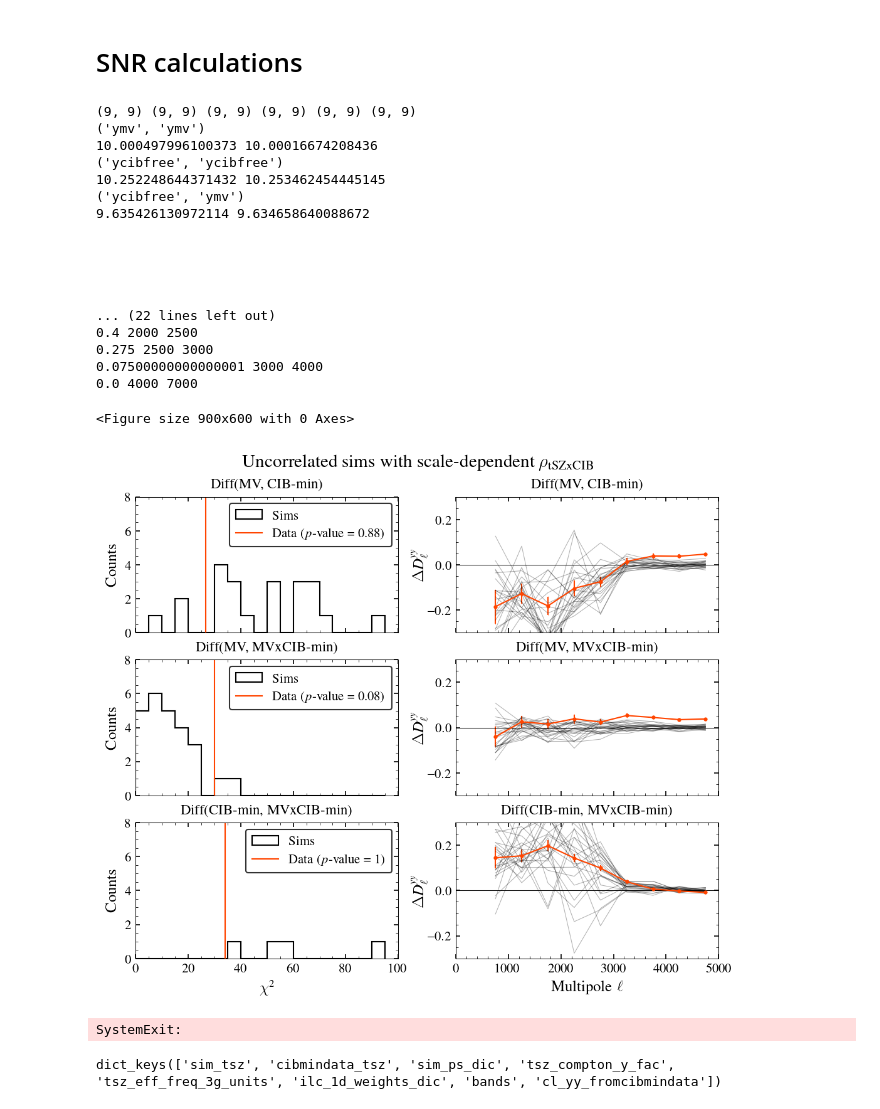
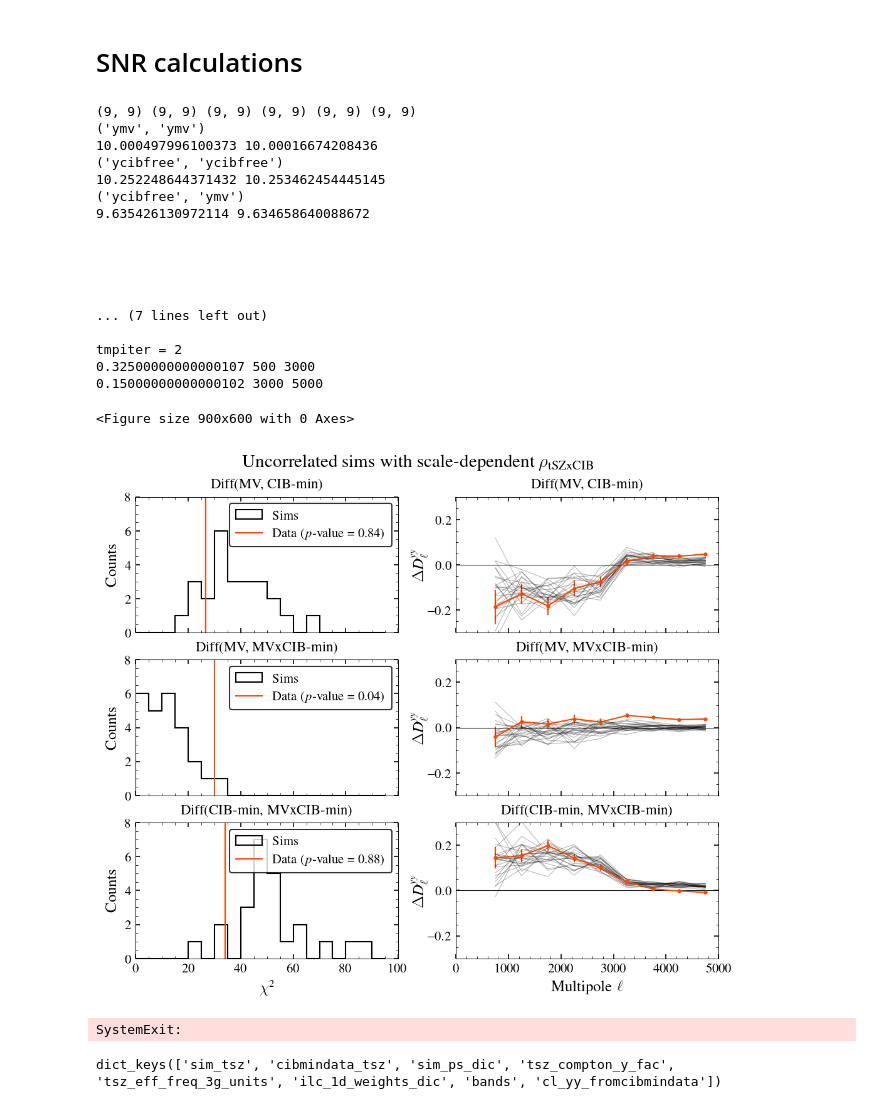
Before and after one commit to sriniraghunathan/tSZ_2pt_SPT_SPIRE, a Jupyter notebook: fit_for_tsz_cib.ipynb, the cells around one changed output. Drawn from its saved outputs; the diff is of its cells as text; code cells hidden in the pictures.

```diff
--- a/fit_for_tsz_cib.ipynb
+++ b/fit_for_tsz_cib.ipynb
@@ -181,6 +181,7 @@ for ilc_keyname in ['ymv', 'ycibfree']:
     els = ilc_1d_weights_dic[ilc_keyname]['els']
     for freq in ilc_1d_weights_dic[ilc_keyname]:
         if freq == 'els': continue
+        ###print(freq)
         binned_weights = ilc_1d_weights_dic[ilc_keyname][freq]
         wl = np.interp( tmpels, els, binned_weights )
         wl_arr.append( wl )
@@ -218,6 +219,29 @@ curr_cov_12 = full_cov[reclen:2*reclen,:reclen]
 curr_cov_13 = full_cov[2*reclen:,:reclen]
 curr_cov_23 = full_cov[2*reclen:,reclen:2*reclen]
 print(curr_cov_11.shape, curr_cov_22.shape, curr_cov_33.shape, curr_cov_12.shape, curr_cov_13.shape, curr_cov_23.shape)
+
+"""
+if (0):
+    clf()
+    dl_fac = tmpels * (tmpels+1)/2/np.pi * 1e12
+    plot(tmpels, dl_fac * d1, 'o', color = 'darkgreen')
+    plot(tmpels, dl_fac * d2, 'o', color = 'peru')
+    plot(tmpels, dl_fac * d3, 'o', color = 'goldenrod')
+    ymin, ymax = -0.1, 1.1
+    xmin, xmax = -100., 5100.
+    xlim(xmin, xmax); ylim(ymin, ymax)
+    show();
+
+    clf()
+    plot(tmpels, (d1-d2) * dl_fac, 'o', color = 'darkgreen')
+    plot(tmpels, (d1-d3) * dl_fac, 'o', color = 'peru')
+    plot(tmpels, (d2-d3) * dl_fac, 'o', color = 'goldenrod')
+    ymin, ymax = -0.3, 0.3
+    xmin, xmax = -100., 5100.
+    axhline(0., lw = 0.5)
+    xlim(xmin, xmax); ylim(ymin, ymax)
+    show(); sys.exit()
+"""
 
 if (1):
     which_sim = 'cl_arr_for_non_gau_cov'
@@ -274,6 +298,7 @@ subplots_adjust(wspace=0.22)
 tr, tc = 3, 2
 sbpl = 1
 for tmpiter in range(3):
+    #if tmpiter == 0: continue
     print('\ntmpiter = %s' %(tmpiter))
     if tmpiter == 0: #d1, d2
         #data
@@ -328,6 +353,7 @@ for tmpiter in range(3):
     tit_str = r'Correlated sims'
     if which_sim == 'cmb_tsz_ksz_noise_uncorrcib_uncorrrad_rc5.1_noslope_spt3gbeams_compdependent_half_splits': #add sim tSZ/CIB here
 
+        """
         reqd_tsz_cib_dic = {(500, 1000): 0.3,
                             (1000, 1500): 0.3,
                             (1500, 2000): 0.25,
@@ -337,15 +363,16 @@ for tmpiter in range(3):
                             (4000, 7000): 0.05,
                            }
         """
-        reqd_tsz_cib_dic = {(500, 5000): 0.3,
+        reqd_tsz_cib_dic = {(500, 3000): 0.3,
+                            (3000, 5000): 0.05,
                            }
-        """
 
         tmp_color_arr = ['navy', 'darkgreen', 'goldenrod', 'orangered', 'darkred']
         #perform fitting
-        fit_rho_tsz_cib_arr = np.arange(0., 1., 0.025)
+        fit_rho_tsz_cib_arr = np.arange(-1, 1.025, 0.025) #0.025)
         #fit_rho_tsz_cib_arr = [0.,0.1, 0.2, 0.3, 0.4, 0.5]
         #fit_rho_tsz_cib_arr = [0.3, 0.4, 0.5]
+        cib_scatter_sigma = None #0.2
         for tmpcntr, l1l2 in enumerate( reqd_tsz_cib_dic ):
             #print(l1l2)
             l1, l2 = l1l2
@@ -365,20 +392,21 @@ for tmpiter in range(3):
                                                                    total_sims_for_tsz_cib = total_sims_for_tsz_cib,
                                                                    sim_or_data_tsz = tmpiter_key,
                                                                    reqd_linds = curr_rho_tsz_cib_linds,
+                                                                   cib_scatter_sigma = cib_scatter_sigma,
                                                                   )
 
                 curr_diff_vector_sim_arr = sa_arr - sb_arr
-                ###print(curr_diff_vector_sim_arr); sys.exit()
                 curr_diff_vector_sim_arr = curr_diff_vector_sim_arr[25:]
 
                 if (0):
+                    close('all')
                     clf()
                     tmpdlfac = tmpels * (tmpels+1)/2/np.pi * 1e12
                     plot(tmpels, tmpdlfac * curr_diff_vector, color = 'orangered', marker = 'o')
                     for cl_ in curr_diff_vector_sim_arr:
                         plot(tmpels, tmpdlfac * cl_, color = 'gray')
                     xlim(0., 5000.); ylim(-0.3, 0.3)
-                    show(); #sys.exit()
+                    show(); sys.exit()
 
                 #fitting
                 curr_data = curr_diff_vector[curr_rho_tsz_cib_linds]
@@ -414,7 +442,7 @@ for tmpiter in range(3):
                                                                total_sims_for_tsz_cib = total_sims_for_tsz_cib,
                                                                sim_or_data_tsz = tmpiter_key,
                                                                reqd_linds = curr_rho_tsz_cib_linds,
-                                                               cib_scatter_sigma = 0.2,
+                                                               cib_scatter_sigma = cib_scatter_sigma,
                                                               )
 
     #sim chisq
@@ -462,37 +490,37 @@ for tmpiter in range(3):
             plot( tmpels, curr_dl_fac * cl_, color = color_arr[simcntr], lw = 0.5, alpha = 0.3)
         xlim(0., 5000.); ylim(-0.3, 0.3)
         if sbpl >= 5:
             xlabel(r'Multipole $\ell$', fontsize = 12)
         else:
             setp(ax.get_xticklabels(), visible=False)
         if sbpl in [2, 4, 6]:
             ylabel(r'$\Delta D_{\ell}^{yy}$', fontsize = 12, labelpad = 0.)
         axhline(0., lw = 0.5); ##show(); #sys.exit()
         title(title_val, fontsize =11)
         sbpl += 1
 
     #print(tmpiter, chi_sq_val, pvalue, pvalue_sim_based); ##sys.exit()
 suptitle(tit_str, fontsize = 14, y = 0.95)
 show()
 sys.exit()
 # %% [output]
 (9, 9) (9, 9) (9, 9) (9, 9) (9, 9) (9, 9)
 ('ymv', 'ymv')
 10.000497996100373 10.00016674208436
 ('ycibfree', 'ycibfree')
 10.252248644371432 10.253462454445145
 ('ycibfree', 'ymv')
 9.635426130972114 9.634658640088672
 
 
 
 
 
-... (22 lines left out)
-0.4 2000 2500
-0.275 2500 3000
-0.07500000000000001 3000 4000
-0.0 4000 7000
+... (7 lines left out)
+
+tmpiter = 2
+0.32500000000000107 500 3000
+0.15000000000000102 3000 5000
 <Figure size 900x600 with 0 Axes>
-[figure, old version]
+[figure, new version]
 SystemExit:
```
Also changed, not shown: parts of 1 cell of this notebook, 2 other files.
